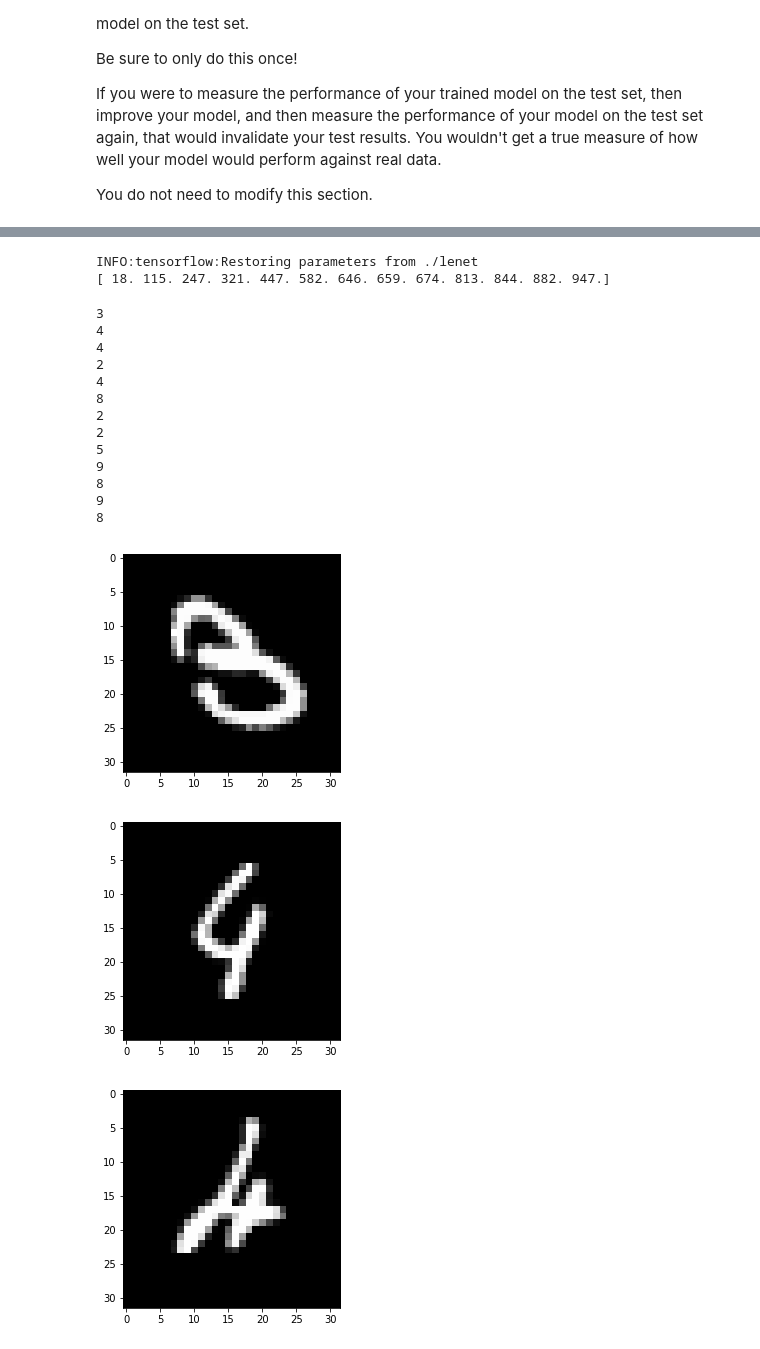
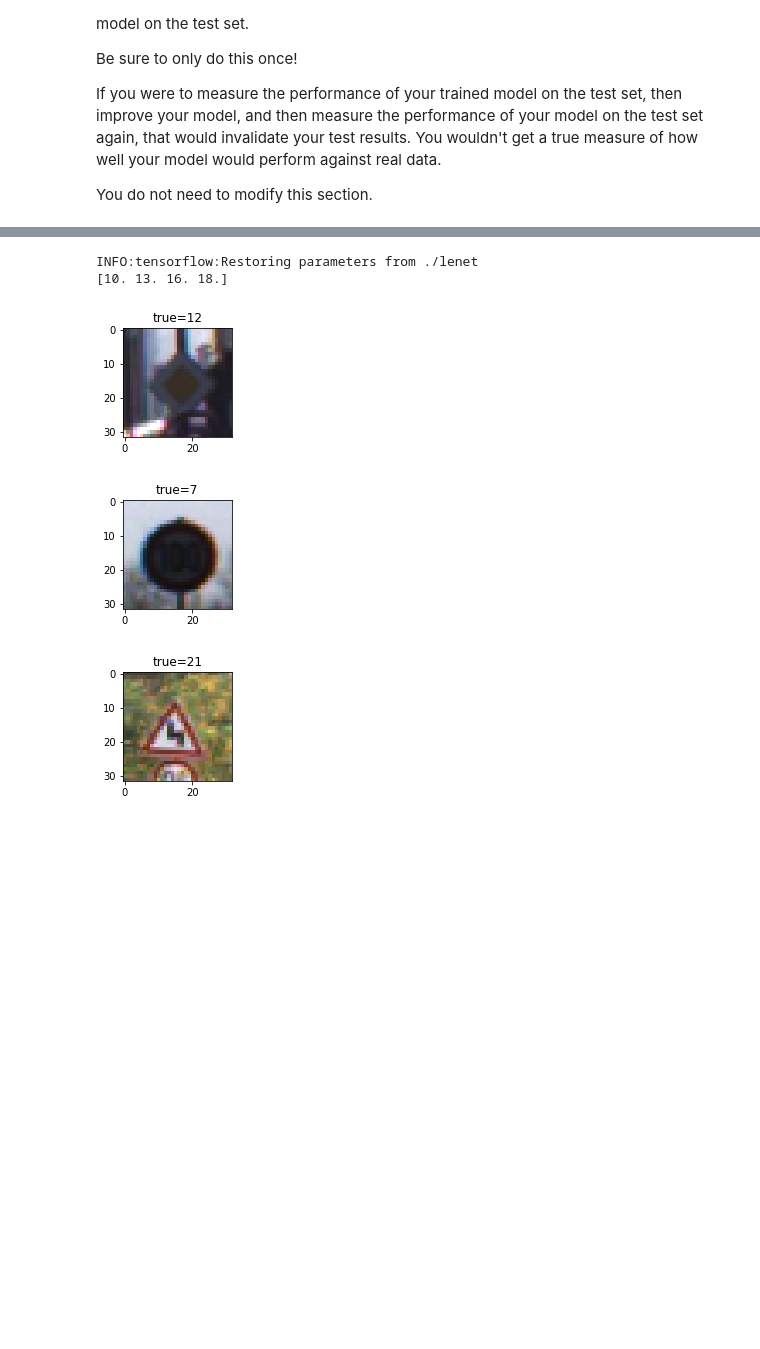
Before and after one commit to suvoganguli/SDCND, a Jupyter notebook: TrafficSign/LeNet-TrafficSign.ipynb, the cells around one changed output, grey strips where cells are left out. Drawn from its saved outputs; the diff is of its cells as text; code cells hidden in the pictures; blank space fills up the shorter version.

```diff
--- a/TrafficSign/LeNet-TrafficSign.ipynb
+++ b/TrafficSign/LeNet-TrafficSign.ipynb
@@ -185,9 +202,12 @@ Train LeNet to classify [MNIST](http://yann.lecun.com/exdb/mnist/) data.
 
 You do not need to modify this section.
 # %%
-x = tf.placeholder(tf.float32, (None, 32, 32, 1))
+x = tf.placeholder(tf.float32, (None, 32, 32, 3))
 y = tf.placeholder(tf.int32, (None))
-one_hot_y = tf.one_hot(y, 10)
+one_hot_y = tf.one_hot(y, 43)
+
+keep_prob = tf.placeholder(tf.float32)       # For fully-connected layers
+keep_prob_conv = tf.placeholder(tf.float32)  # For convolutional layers
 # %% [markdown]
 ## Training Pipeline
 Create a training pipeline that uses the model to classify MNIST data.
@@ -217,7 +237,8 @@ def evaluate(X_data, y_data):
     sess = tf.get_default_session()
     for offset in range(0, num_examples, BATCH_SIZE):
         batch_x, batch_y = X_data[offset:offset+BATCH_SIZE], y_data[offset:offset+BATCH_SIZE]
-        accuracy = sess.run(accuracy_operation, feed_dict={x: batch_x, y: batch_y})
+        accuracy = sess.run(accuracy_operation, feed_dict= \
+                            {x: batch_x, y: batch_y, keep_prob: 1.0, keep_prob_conv: 1.0})
         total_accuracy += (accuracy * len(batch_x))
     return total_accuracy / num_examples
 # %% [markdown]
@@ -251,7 +272,8 @@ with tf.Session() as sess:
             for offset in range(0, num_examples, BATCH_SIZE):
                 end = offset + BATCH_SIZE
                 batch_x, batch_y = X_train[offset:end], y_train[offset:end]
-                sess.run(training_operation, feed_dict={x: batch_x, y: batch_y})
+                sess.run(training_operation, feed_dict=\
+                         {x: batch_x, y: batch_y, keep_prob: 0.8, keep_prob_conv: 1.0})
 
             validation_accuracy = evaluate(X_validation, y_validation)
             print("EPOCH {} ...".format(i+1))
@@ -299,25 +321,24 @@ Test Accuracy = 0.991
 # %%
 mistake_prediction = tf.not_equal(tf.argmax(logits, 1), tf.argmax(one_hot_y, 1))
-BATCH_SIZE = 200
+BATCH_SIZE = 1
 
 def find_mistakes(X_data, y_data):
     num_examples = len(X_data)
     idx_mistakes = []
     sess = tf.get_default_session()
     for offset in range(0, num_examples, BATCH_SIZE):
-        #saver.restore(sess, tf.train.latest_checkpoint('.'))
         batch_x, batch_y = X_data[offset:offset+BATCH_SIZE], y_data[offset:offset+BATCH_SIZE]
-        mistakes = sess.run(mistake_prediction, feed_dict={x: batch_x, y: batch_y})
+        mistakes = sess.run(mistake_prediction, feed_dict=\
+                            {x: batch_x, y: batch_y, keep_prob: 1.0, keep_prob_conv: 1.0})
         idx_k_mistakes = np.argwhere(mistakes==True)
         idx_k_mistakes = idx_k_mistakes[:,0]
         idx_mistakes = np.append(idx_mistakes,idx_k_mistakes+offset)
-        #test_accuracy = evaluate(X_data, y_data)
-        #print(test_accuracy)
+
 
     return idx_mistakes
 
-X_data = X_test[:1000]
-y_data = y_test[:1000]
+X_data = X_test[:20]
+y_data = y_test[:20]
 
 with tf.Session() as sess:
     sess.run(tf.global_variables_initializer())
@@ -328,29 +349,16 @@ with tf.Session() as sess:
     print(idx_mistakes)
 # %% [output]
 INFO:tensorflow:Restoring parameters from ./lenet
-[ 18. 115. 247. 321. 447. 582. 646. 659. 674. 813. 844. 882. 947.]
+[10. 13. 16. 18.]
 # %%
 n = len(idx_mistakes)
 for i in range(n):
     idx = np.int(idx_mistakes[i])
-    img = X_data[idx].reshape(32,32)
-    plt.figure(i)
-    plt.imshow(img,cmap='gray')
-    print(y_data[idx])
+    img = X_data[idx].reshape(32,32,3)
+    plt.figure(i,figsize=(2,2))
+    plt.imshow(img)
+    plt.title('true=' + str(y_data[idx]) + ' id' + str())
 # %% [output]
-3
-4
-4
-2
-4
-8
-2
-2
-5
-9
-8
-9
-8
-[figure, old version]
+[figure, new version]
-[figure, old version]
+[figure, new version]
-[figure, old version]
+[figure, new version]
```
Also changed, not shown: parts of 6 cells of this notebook, 5 other files.
